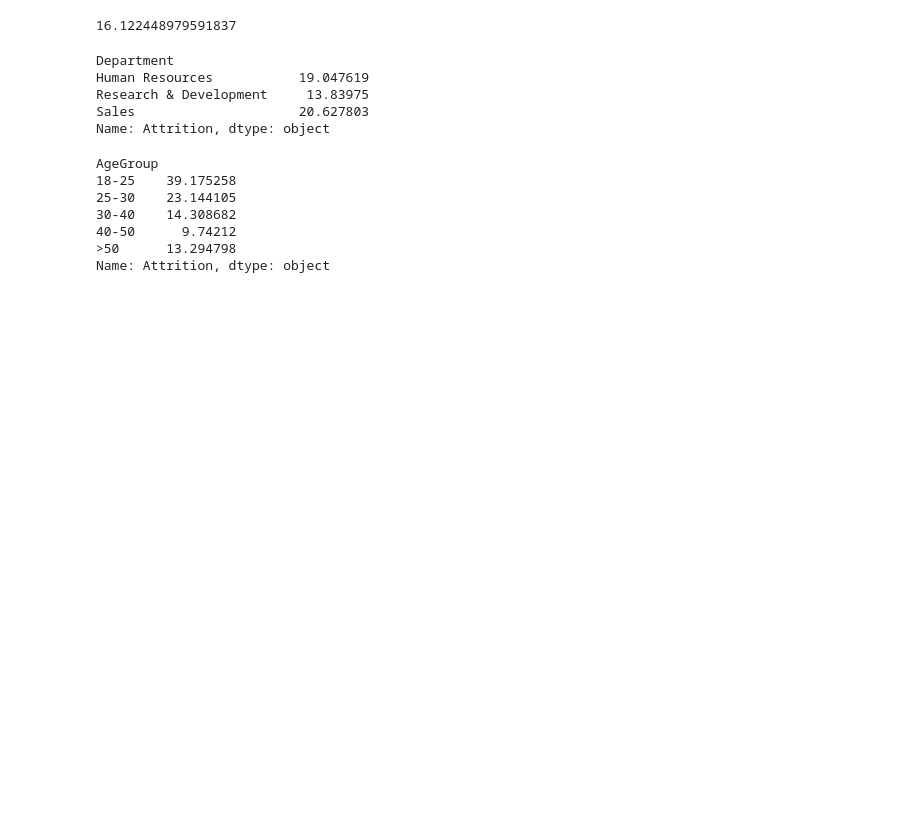
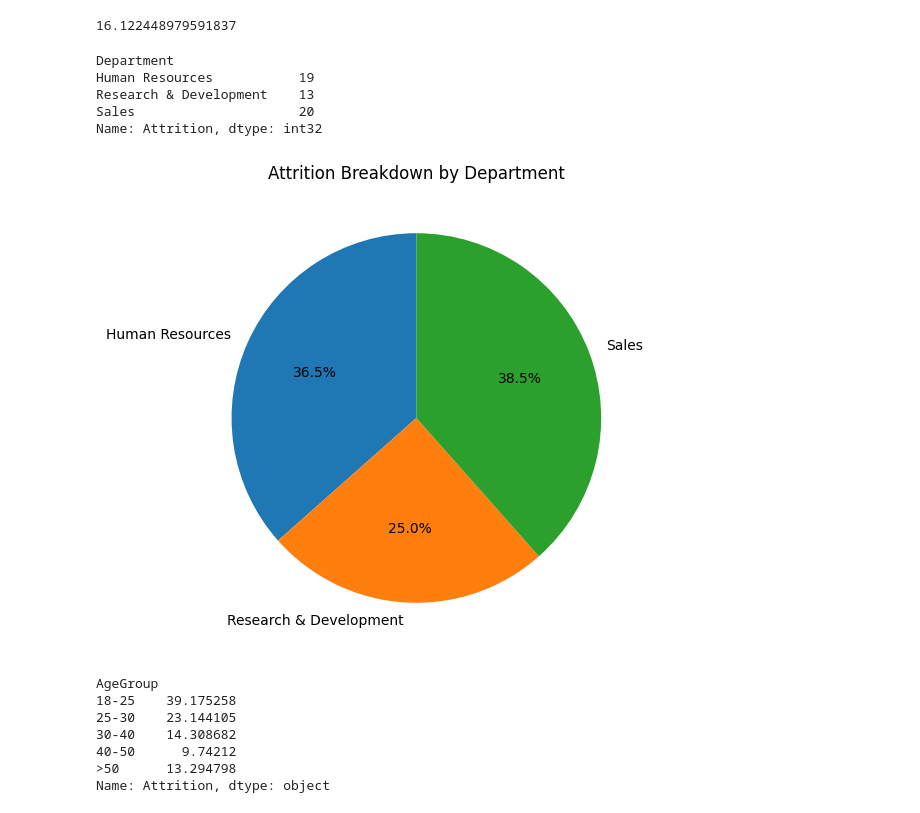
Before and after one commit to Guri-1186/HR-Analytics-Pandas, a Jupyter notebook: hr_attrition.ipynb, the cells around one changed output. Drawn from its saved outputs; the diff is of its cells as text; code cells hidden in the pictures; blank space fills up the shorter version.

```diff
--- a/hr_attrition.ipynb
+++ b/hr_attrition.ipynb
@@ -207,14 +207,26 @@ print(attrition_percentage)
 16.122448979591837
 # %%
 #Breakdown by department
-dept_breakdown = hr_data.groupby("Department")["Attrition"].mean() * 100
+dept_breakdown = (hr_data.groupby("Department")["Attrition"].mean() * 100).astype(int).round()
 print(dept_breakdown)
 # %% [output]
 Department
-Human Resources           19.047619
-Research & Development     13.83975
-Sales                     20.627803
-Name: Attrition, dtype: object
+Human Resources           19
+Research & Development    13
+Sales                     20
+Name: Attrition, dtype: int32
+# %%
+plt.figure(figsize=(6,6))
+plt.pie(
+    dept_breakdown,
+    labels=dept_breakdown.index,
+    autopct="%1.1f%%",
+    startangle=90
+)
+plt.title("Attrition Breakdown by Department")
+plt.show()
+# %% [output]
+[figure, added]
 # %%
 #breakdown by age
 bins = [18,25,30,40, 50,hr_data["Age"].max()+1]
```
Also changed, not shown: parts of 7 cells of this notebook, 1 other file.
